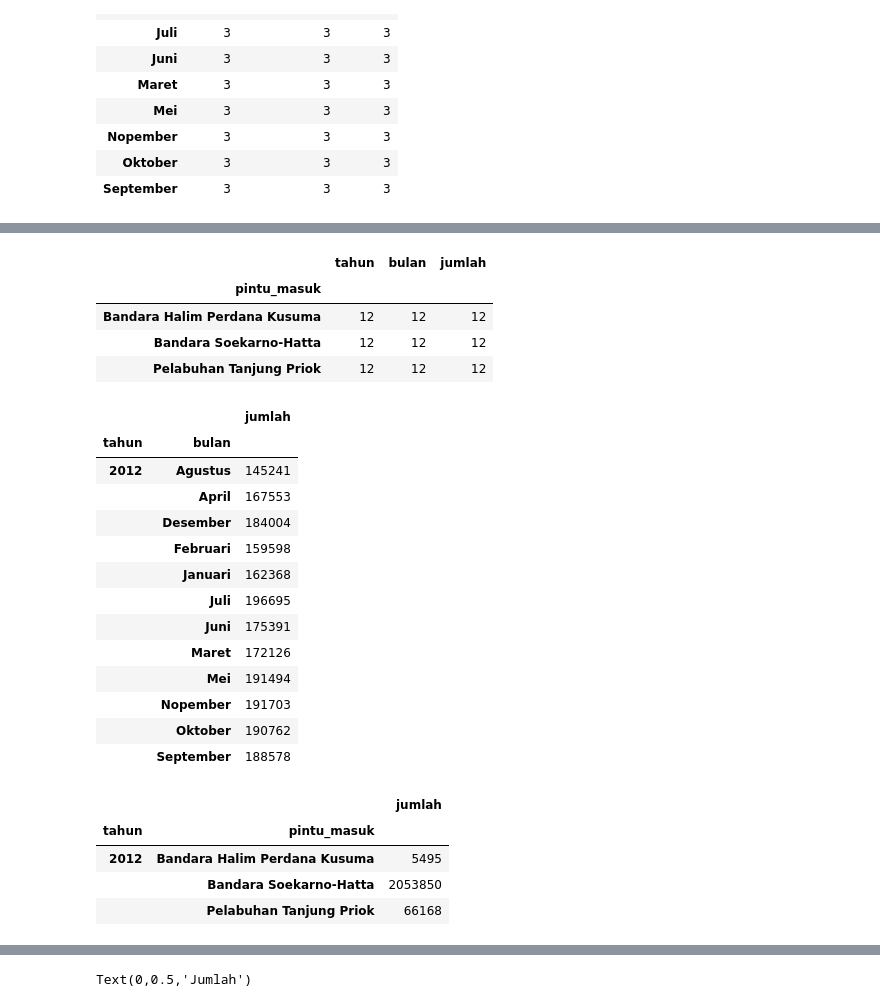
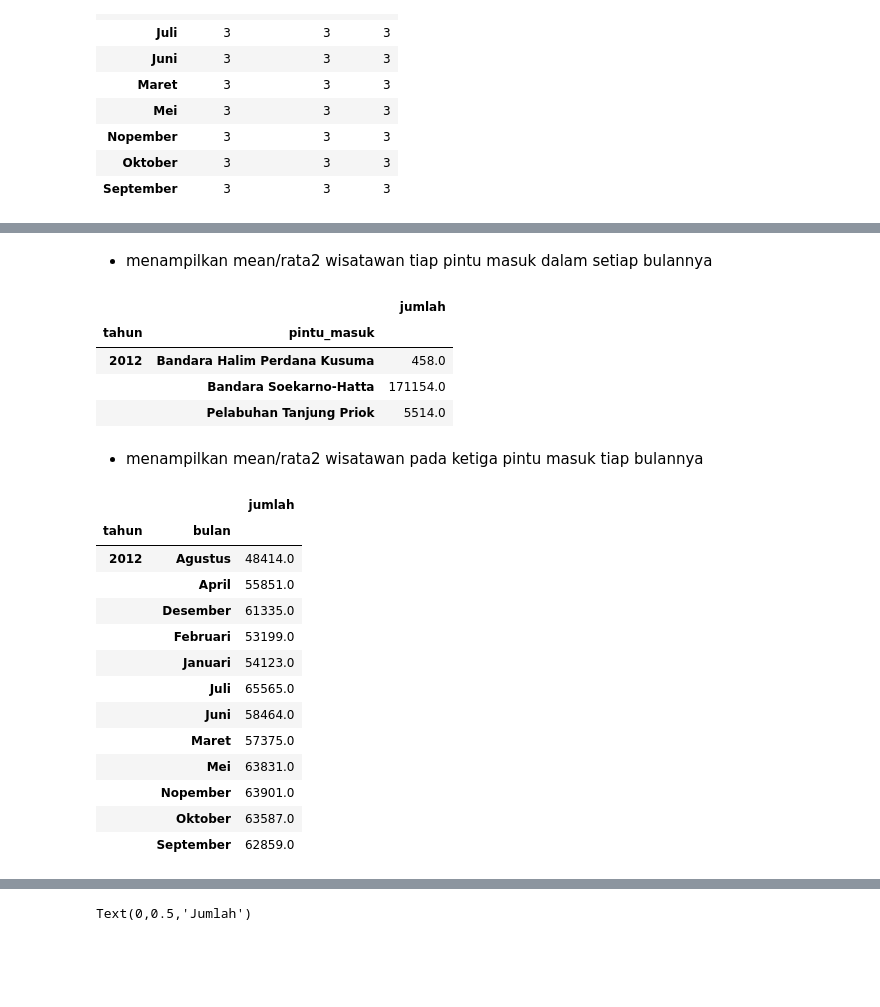
Before and after one commit to tryvianariska/digital-talent, a Jupyter notebook: Analisis Data.ipynb, the cells around one changed output, grey strips where cells are left out. Cells and saved outputs as stored; diff of their text form; code cells hidden in the pictures; blank space fills up the shorter version.

```diff
--- a/Analisis Data.ipynb
+++ b/Analisis Data.ipynb
@@ -84,33 +134,29 @@ data_wisatawan_mancanegara.groupby('bulan').count()
+# %% [markdown]
+- menampilkan mean/rata2 wisatawan tiap pintu masuk dalam setiap bulannya
 # %%
-data_wisatawan_mancanegara.groupby('pintu_masuk').count()
+data_wisatawan_mancanegara.groupby(['tahun', 'pintu_masuk']).mean().round()
 # %% [output]
-|  | tahun | bulan | jumlah |
-| pintu_masuk |  |  |  |
-| Bandara Halim Perdana Kusuma | 12 | 12 | 12 |
-| Bandara Soekarno-Hatta | 12 | 12 | 12 |
-| Pelabuhan Tanjung Priok | 12 | 12 | 12 |
+|  |  | jumlah |
+| tahun | pintu_masuk |  |
+| 2012 | Bandara Halim Perdana Kusuma | 458.0 |
+|  | Bandara Soekarno-Hatta | 171154.0 |
+|  | Pelabuhan Tanjung Priok | 5514.0 |
+# %% [markdown]
+- menampilkan mean/rata2 wisatawan pada ketiga pintu masuk tiap bulannya
 # %%
-data_wisatawan_mancanegara.groupby(['tahun', 'bulan']).sum()
+data_wisatawan_mancanegara.groupby(['tahun', 'bulan']).mean().round()
 # %% [output]
 |  |  | jumlah |
 | tahun | bulan |  |
-| 2012 | Agustus | 145241 |
-|  | April | 167553 |
-|  | Desember | 184004 |
-|  | Februari | 159598 |
-|  | Januari | 162368 |
-|  | Juli | 196695 |
-|  | Juni | 175391 |
-|  | Maret | 172126 |
-|  | Mei | 191494 |
-|  | Nopember | 191703 |
-|  | Oktober | 190762 |
-|  | September | 188578 |
+| 2012 | Agustus | 48414.0 |
+|  | April | 55851.0 |
+|  | Desember | 61335.0 |
+|  | Februari | 53199.0 |
+|  | Januari | 54123.0 |
+|  | Juli | 65565.0 |
+|  | Juni | 58464.0 |
+|  | Maret | 57375.0 |
+|  | Mei | 63831.0 |
+|  | Nopember | 63901.0 |
+|  | Oktober | 63587.0 |
+|  | September | 62859.0 |
-# %%
-data_wisatawan_mancanegara.groupby(['tahun', 'pintu_masuk']).sum()
-# %% [output]
-|  |  | jumlah |
-| tahun | pintu_masuk |  |
-| 2012 | Bandara Halim Perdana Kusuma | 5495 |
-|  | Bandara Soekarno-Hatta | 2053850 |
-|  | Pelabuhan Tanjung Priok | 66168 |
```
Also changed, not shown: parts of 28 cells of this notebook.
